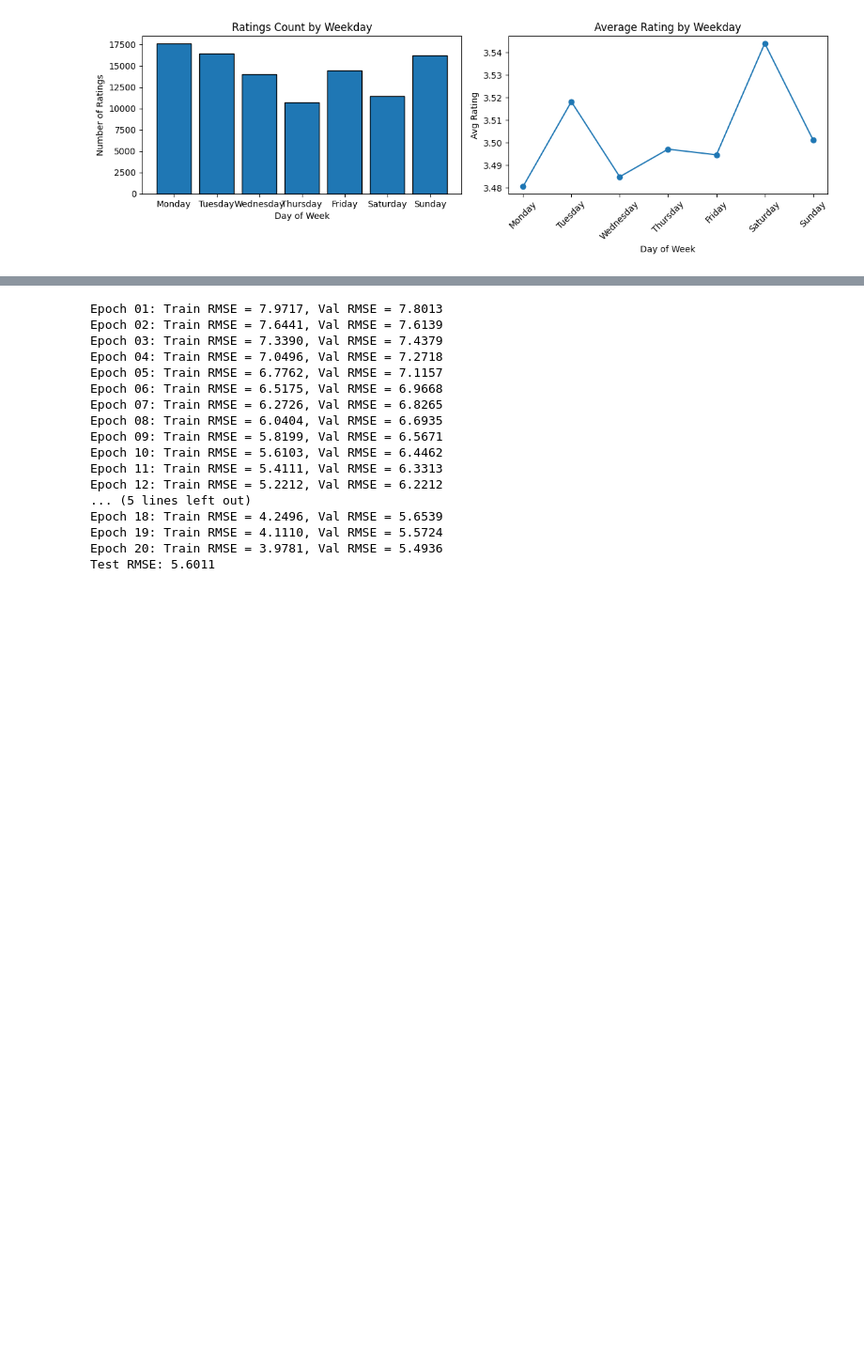
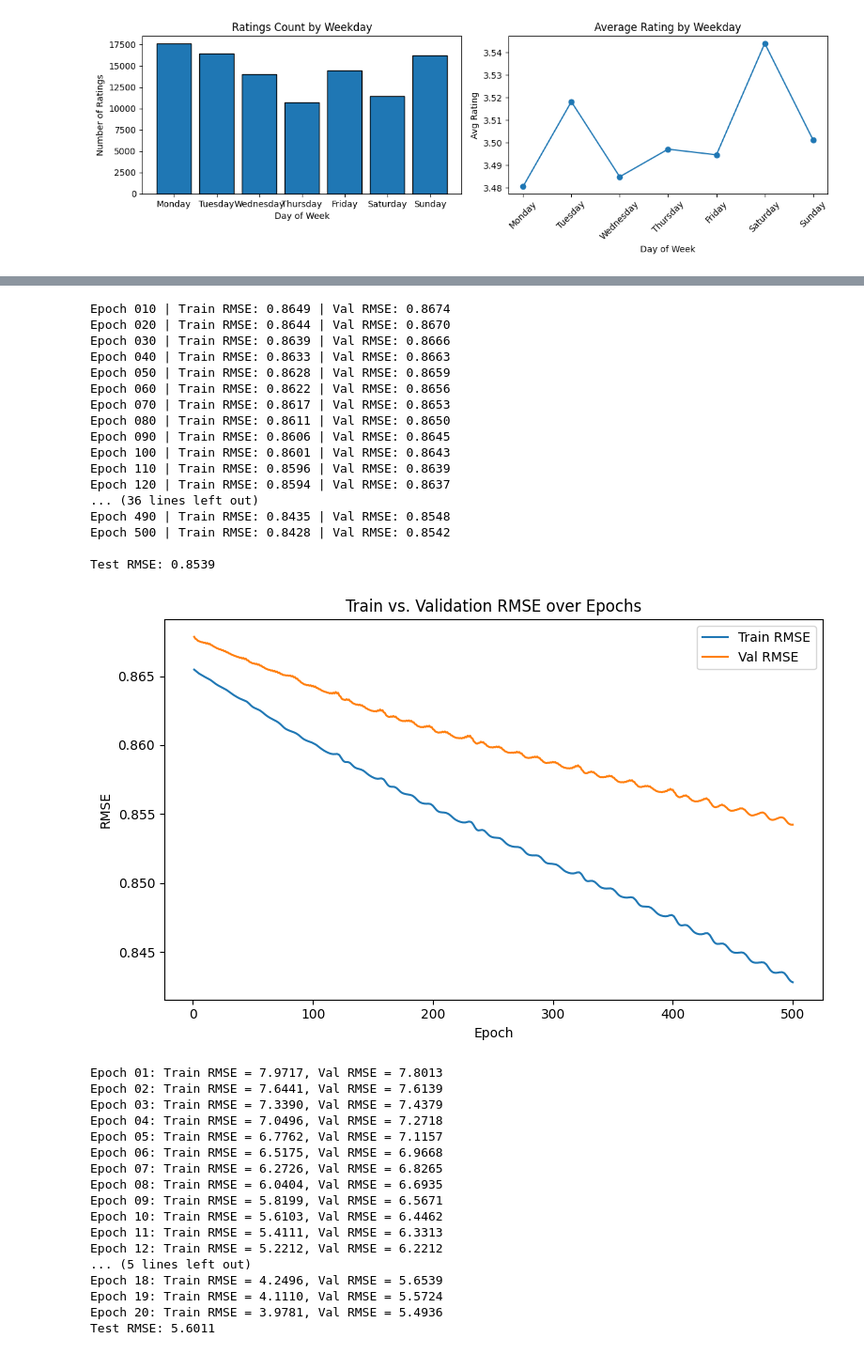
Before and after one commit to Ezio1909/movie-rating-prediction, a Jupyter notebook: playbook.ipynb, the cells around one changed output, grey strips where cells are left out. Shown at 94% size. Saved outputs shown, nothing was run; the diff lists cells and outputs as text; code cells hidden in the pictures; blank space fills up the shorter version.

```diff
--- a/playbook.ipynb
+++ b/playbook.ipynb
@@ -793,8 +793,9 @@ class GATRec(nn.Module):
 
 # 7. Train & evaluate
 device = torch.device('cuda' if torch.cuda.is_available() else 'cpu')
-model = GATRec(in_dim=64).to(device)
+model = GATRec(in_dim=64, heads=4).to(device)
 data = data.to(device)
+# opt   = torch.optim.Adam(model.parameters(), lr=1e-3, weight_decay=1e-4)
 opt   = torch.optim.Adam(model.parameters(), lr=1e-3, weight_decay=1e-4)
 loss_fn = nn.MSELoss()
 
@@ -814,7 +815,7 @@ def rmse(mask):
     mse = loss_fn(pred[mask], data.edge_label[mask]).item()
     return mse**0.5
 
-for epoch in range(1, 51):
+for epoch in range(1, 501):
     l = train()
     if epoch % 10 == 0:
         print(f"Epoch {epoch:02d} | Train Loss: {l:.4f} | Val RMSE: {rmse(data.val_mask):.4f}")
@@ -830,3 +842,71 @@ Test RMSE: 1.0466
+# %%
+import math
+
+num_epochs = 500
+train_rmse_list = []
+val_rmse_list   = []
+
+for epoch in range(1, num_epochs + 1):
+    # — Training —
+    model.train()
+    opt.zero_grad()
+    out = model(data)  # [num_edges]
+    train_loss = loss_fn(out[data.train_mask], data.edge_label[data.train_mask])
+    train_rmse = math.sqrt(train_loss.item())
+    train_rmse_list.append(train_rmse)
+    train_loss.backward()
+    opt.step()
+
+    # — Validation —
+    model.eval()
+    with torch.no_grad():
+        out = model(data)
+        val_loss = loss_fn(out[data.val_mask], data.edge_label[data.val_mask])
+        val_rmse = math.sqrt(val_loss.item())
+        val_rmse_list.append(val_rmse)
+
+    # Print every 10 epochs
+    if epoch % 10 == 0:
+        print(f"Epoch {epoch:03d} | Train RMSE: {train_rmse:.4f} | Val RMSE: {val_rmse:.4f}")
+
+# 8. Final test RMSE
+model.eval()
+with torch.no_grad():
+    out = model(data)
+    test_loss = loss_fn(out[data.test_mask], data.edge_label[data.test_mask])
+    test_rmse = math.sqrt(test_loss.item())
+print(f"\nTest RMSE: {test_rmse:.4f}")
+
+# 9. Plot training curves
+epochs = list(range(1, num_epochs + 1))
+plt.figure(figsize=(8,5))
+plt.plot(epochs, train_rmse_list, label='Train RMSE')
+plt.plot(epochs, val_rmse_list,   label='Val RMSE')
+plt.xlabel('Epoch')
+plt.ylabel('RMSE')
+plt.title('Train vs. Validation RMSE over Epochs')
+plt.legend()
+plt.tight_layout()
+plt.show()
+# %% [output]
+Epoch 010 | Train RMSE: 0.8649 | Val RMSE: 0.8674
+Epoch 020 | Train RMSE: 0.8644 | Val RMSE: 0.8670
+Epoch 030 | Train RMSE: 0.8639 | Val RMSE: 0.8666
+Epoch 040 | Train RMSE: 0.8633 | Val RMSE: 0.8663
+Epoch 050 | Train RMSE: 0.8628 | Val RMSE: 0.8659
+Epoch 060 | Train RMSE: 0.8622 | Val RMSE: 0.8656
+Epoch 070 | Train RMSE: 0.8617 | Val RMSE: 0.8653
+Epoch 080 | Train RMSE: 0.8611 | Val RMSE: 0.8650
+Epoch 090 | Train RMSE: 0.8606 | Val RMSE: 0.8645
+Epoch 100 | Train RMSE: 0.8601 | Val RMSE: 0.8643
+Epoch 110 | Train RMSE: 0.8596 | Val RMSE: 0.8639
+Epoch 120 | Train RMSE: 0.8594 | Val RMSE: 0.8637
+... (36 lines left out)
+Epoch 490 | Train RMSE: 0.8435 | Val RMSE: 0.8548
+Epoch 500 | Train RMSE: 0.8428 | Val RMSE: 0.8542
+
+Test RMSE: 0.8539
+[figure, added]
 # %%
 import pandas as pd
 import numpy as np
```
Also changed, not shown: parts of 5 cells of this notebook, 1 other file.
